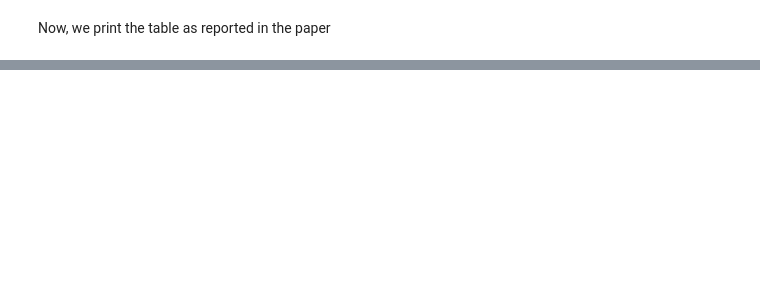
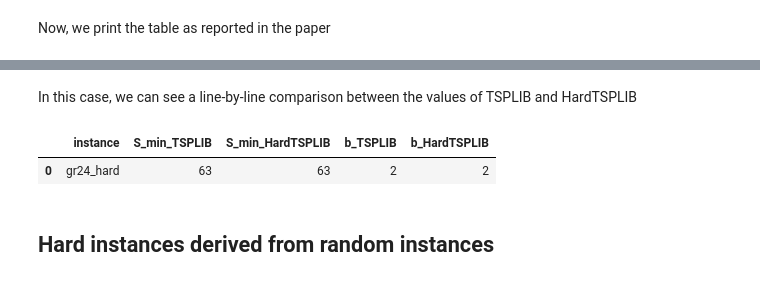
Before and after one commit to eleonoravercesi/complexity_DFJ_few_subtour, a Jupyter notebook: tsplib_hardtsplib.ipynb, the cells around one changed output, grey strips where cells are left out. Saved outputs shown, nothing was run; the diff lists cells and outputs as text; code cells hidden in the pictures; blank space fills up the shorter version.

```diff
--- a/tsplib_hardtsplib.ipynb
+++ b/tsplib_hardtsplib.ipynb
@@ -93,0 +104,24 @@ hardtsplib_instances = [("10007_hard", 10), ("10010_hard", 10), ("10008_hard", 1
+# %%
+for instance_name, n in hardtsplib_instances_tsplib[:max_instance_from_tsplib]:
+    # Parse the instance
+    G = from_tsplib_file_to_graph("./data/" + instance_name)
+    print("******* Instance:", instance_name, "*******")
+    (S_family, size_S_family, partitions, c, runtime) = ialg(G, verbose=True)
+    out_tsplib[instance_name] = (S_family, size_S_family, partitions, c, runtime)
+
+    if size_S_family == -1:
+        print("Ran into time limit.")
+        continue
+
+    # check that k* >= size_S_family
+    partitions_list = [ [ list(part) for part in partition ] for npts in partitions for partition in partitions[npts] ]
+    smallest_S_family = set_cover_subroutine(partitions_list, verbose=False)
+    print("k* =",size_S_family,"for S_family =",smallest_S_family)
+    assert len(smallest_S_family) == size_S_family
+
+    # check that k* <= size_S_family
+    two_factor_cost = mip(G, initial_subtours=smallest_S_family, verbose=False)
+    tsp_cost = mip(G, subtour_callbacks=True, verbose=False)
+    assert round(two_factor_cost) == round(tsp_cost)
+
+    print(" ") # Leave some space
@@ -93,0 +146,18 @@ hardtsplib_instances = [("10007_hard", 10), ("10010_hard", 10), ("10008_hard", 1
+# %% [markdown]
+In this case, we can see a line-by-line comparison between the values of TSPLIB and HardTSPLIB
+# %%
+# Create a dataframe out of the dictionary out and out_tsplib
+df_list = []
+for i in range(len(out_tsplib)):
+    tsplib = list(out_tsplib.items())[i]
+    hardtsplib = list(out_tsplib.items())[i]
+df_list.append((tsplib[0], tsplib[1][1], hardtsplib[1][1], tsplib[1][3], hardtsplib[1][3]))
+df = pd.DataFrame(df_list, columns=["instance", "S_min_TSPLIB", "S_min_HardTSPLIB", "b_TSPLIB", "b_HardTSPLIB"])
+# Print the dataframe
+df
+# %% [output]
+|  | instance | S_min_TSPLIB | S_min_HardTSPLIB | b_TSPLIB | b_HardTSPLIB |
+| 0 | gr24_hard | 63 | 63 | 2 | 2 |
+# %% [markdown]
+
+## Hard instances derived from random instances
```
Also changed, not shown: parts of 14 cells of this notebook, 2 other files.
